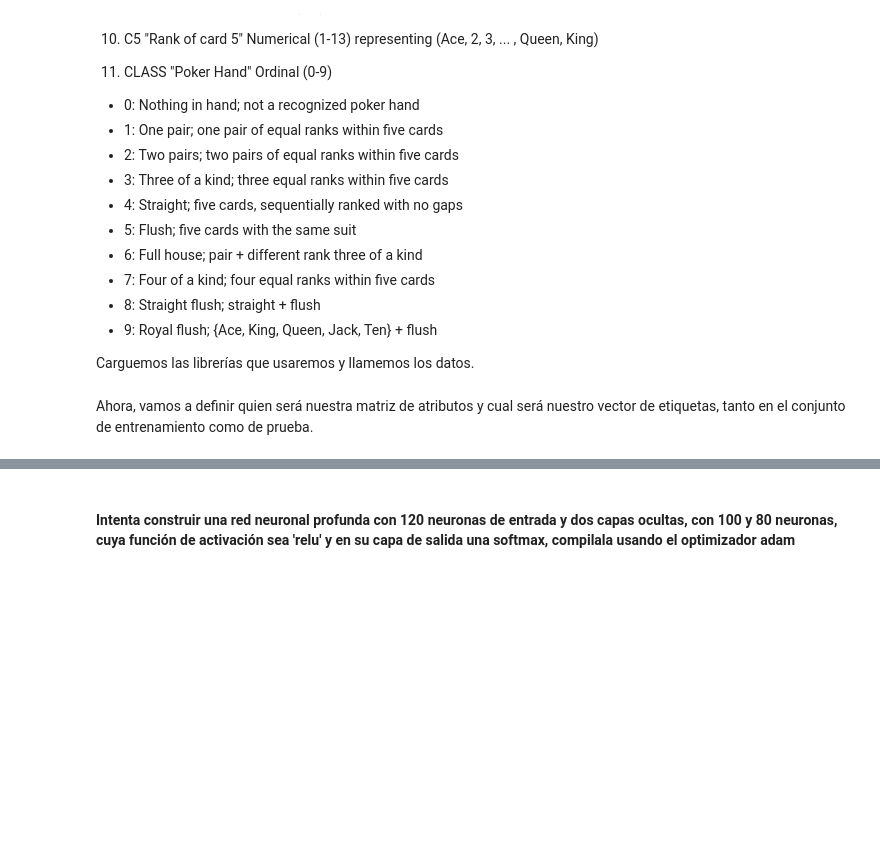
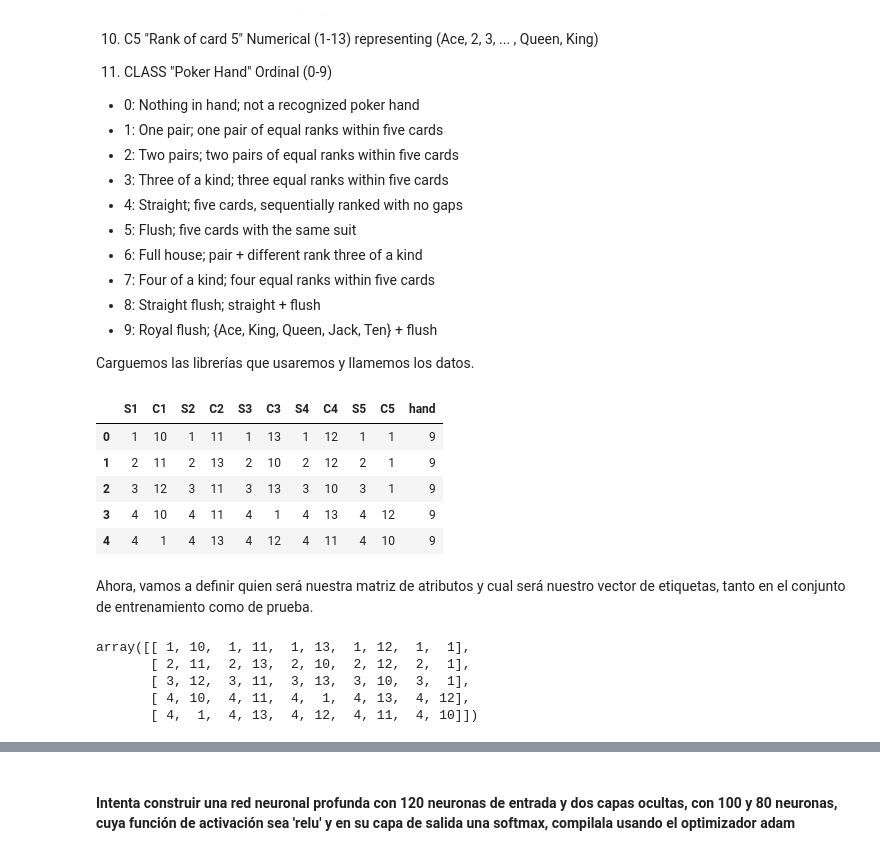
Before and after one commit to diplomado-bigdata-machinelearning-udea/Curso2, a Jupyter notebook: S4/S4_C2.ipynb, the cells around one changed output, grey strips where cells are left out. Saved outputs shown, nothing was run; the diff lists cells and outputs as text; code cells hidden in the pictures; blank space fills up the shorter version.

```diff
--- a/S4/S4_C2.ipynb
+++ b/S4/S4_C2.ipynb
@@ -927,6 +936,15 @@ from sklearn.pipeline import Pipeline
 from sklearn.model_selection import cross_val_score
 from sklearn.preprocessing import StandardScaler
 scaler=StandardScaler()
+# %%
+data_train[:5]
+# %% [output]
+|  | S1 | C1 | S2 | C2 | S3 | C3 | S4 | C4 | S5 | C5 | hand |
+| 0 | 1 | 10 | 1 | 11 | 1 | 13 | 1 | 12 | 1 | 1 | 9 |
+| 1 | 2 | 11 | 2 | 13 | 2 | 10 | 2 | 12 | 2 | 1 | 9 |
+| 2 | 3 | 12 | 3 | 11 | 3 | 13 | 3 | 10 | 3 | 1 | 9 |
+| 3 | 4 | 10 | 4 | 11 | 4 | 1 | 4 | 13 | 4 | 12 | 9 |
+| 4 | 4 | 1 | 4 | 13 | 4 | 12 | 4 | 11 | 4 | 10 | 9 |
 # %% [markdown]
 Ahora, vamos a definir quien será nuestra matriz de atributos y cual será nuestro vector de etiquetas, tanto en el conjunto de entrenamiento como de prueba.
 # %%
@@ -937,3 +955,11 @@ Y2=data_test['hand'].values
 # %%
 X_train_s= scaler.fit_transform(X)
 X_test_s = scaler.fit_transform(X2)
+# %%
+X[:5]
+# %% [output]
+array([[ 1, 10,  1, 11,  1, 13,  1, 12,  1,  1],
+       [ 2, 11,  2, 13,  2, 10,  2, 12,  2,  1],
+       [ 3, 12,  3, 11,  3, 13,  3, 10,  3,  1],
+       [ 4, 10,  4, 11,  4,  1,  4, 13,  4, 12],
+       [ 4,  1,  4, 13,  4, 12,  4, 11,  4, 10]])
```
Also changed, not shown: parts of 9 cells of this notebook.
